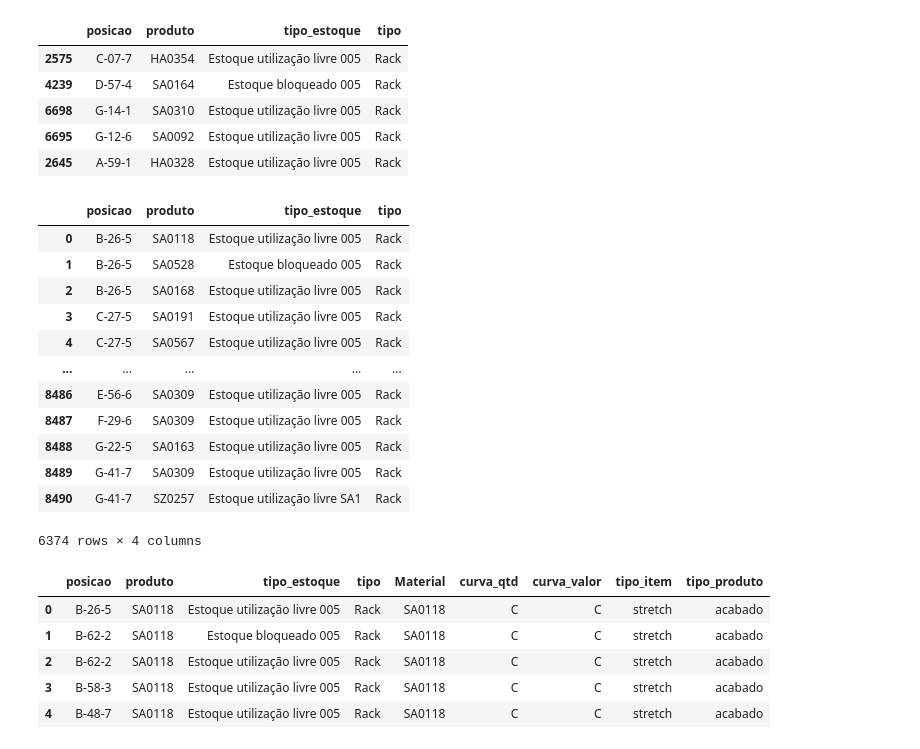
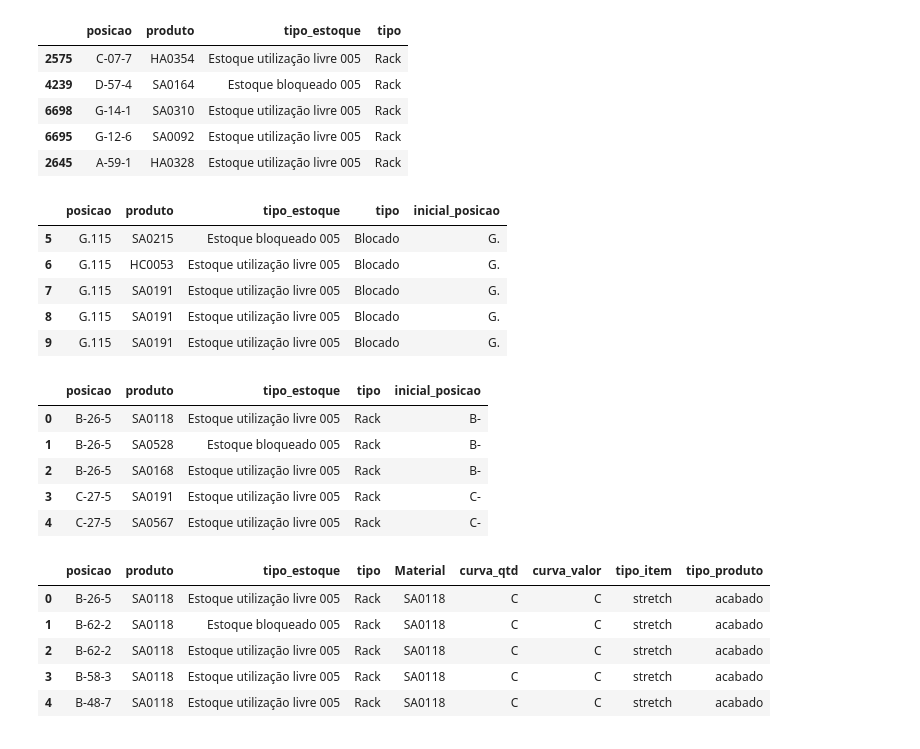
Before and after one commit to matheuzon/DataAnalisys, a Jupyter notebook: analise_posicoes.ipynb, the cells around one changed output. Cells and saved outputs as stored; diff of their text form; code cells hidden in the pictures.

```diff
--- a/analise_posicoes.ipynb
+++ b/analise_posicoes.ipynb
@@ -100,24 +104,30 @@ analise.sample(5)
 | 6698 | G-14-1 | SA0310 | Estoque utilização livre 005 | Rack |
 | 6695 | G-12-6 | SA0092 | Estoque utilização livre 005 | Rack |
 | 2645 | A-59-1 | HA0328 | Estoque utilização livre 005 | Rack |
+# %%
+# Cria um novo dataframe para separar as posições 'g.'
+analise_g = analise
+analise_g['inicial_posicao'] = analise_g['posicao'].str[:2]
+analise_g = analise_g.query('inicial_posicao == "G."')
+analise_g.head()
+# %% [output]
+|  | posicao | produto | tipo_estoque | tipo | inicial_posicao |
+| 5 | G.115 | SA0215 | Estoque bloqueado 005 | Blocado | G. |
+| 6 | G.115 | HC0053 | Estoque utilização livre 005 | Blocado | G. |
+| 7 | G.115 | SA0191 | Estoque utilização livre 005 | Blocado | G. |
+| 8 | G.115 | SA0191 | Estoque utilização livre 005 | Blocado | G. |
+| 9 | G.115 | SA0191 | Estoque utilização livre 005 | Blocado | G. |
 # %%
 # Cria um novo dataframe apenas com as posições classificadas como racks
 analise_rack = analise.query('tipo == "Rack"')
-analise_rack
+analise_rack.head()
 # %% [output]
-|  | posicao | produto | tipo_estoque | tipo |
-| 0 | B-26-5 | SA0118 | Estoque utilização livre 005 | Rack |
-| 1 | B-26-5 | SA0528 | Estoque bloqueado 005 | Rack |
-| 2 | B-26-5 | SA0168 | Estoque utilização livre 005 | Rack |
-| 3 | C-27-5 | SA0191 | Estoque utilização livre 005 | Rack |
-| 4 | C-27-5 | SA0567 | Estoque utilização livre 005 | Rack |
-| ... | ... | ... | ... | ... |
-| 8486 | E-56-6 | SA0309 | Estoque utilização livre 005 | Rack |
-| 8487 | F-29-6 | SA0309 | Estoque utilização livre 005 | Rack |
-| 8488 | G-22-5 | SA0163 | Estoque utilização livre 005 | Rack |
-| 8489 | G-41-7 | SA0309 | Estoque utilização livre 005 | Rack |
-| 8490 | G-41-7 | SZ0257 | Estoque utilização livre SA1 | Rack |
+|  | posicao | produto | tipo_estoque | tipo | inicial_posicao |
+| 0 | B-26-5 | SA0118 | Estoque utilização livre 005 | Rack | B- |
+| 1 | B-26-5 | SA0528 | Estoque bloqueado 005 | Rack | B- |
+| 2 | B-26-5 | SA0168 | Estoque utilização livre 005 | Rack | B- |
+| 3 | C-27-5 | SA0191 | Estoque utilização livre 005 | Rack | C- |
+| 4 | C-27-5 | SA0567 | Estoque utilização livre 005 | Rack | C- |
-6374 rows × 4 columns
 # %%
 # Unindo o dataframe principal com a classificação ABC
 
```
Also changed, not shown: parts of 1 cell of this notebook, 3 other files.
